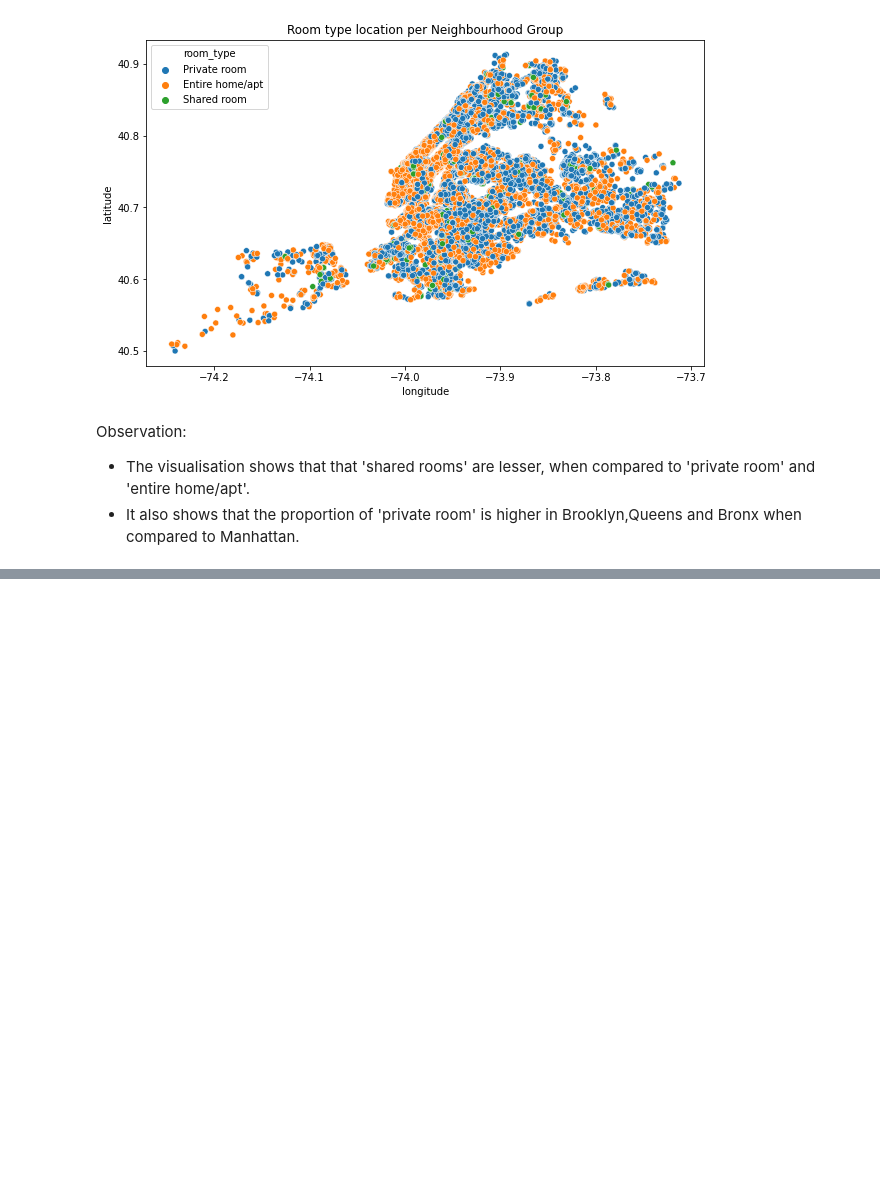
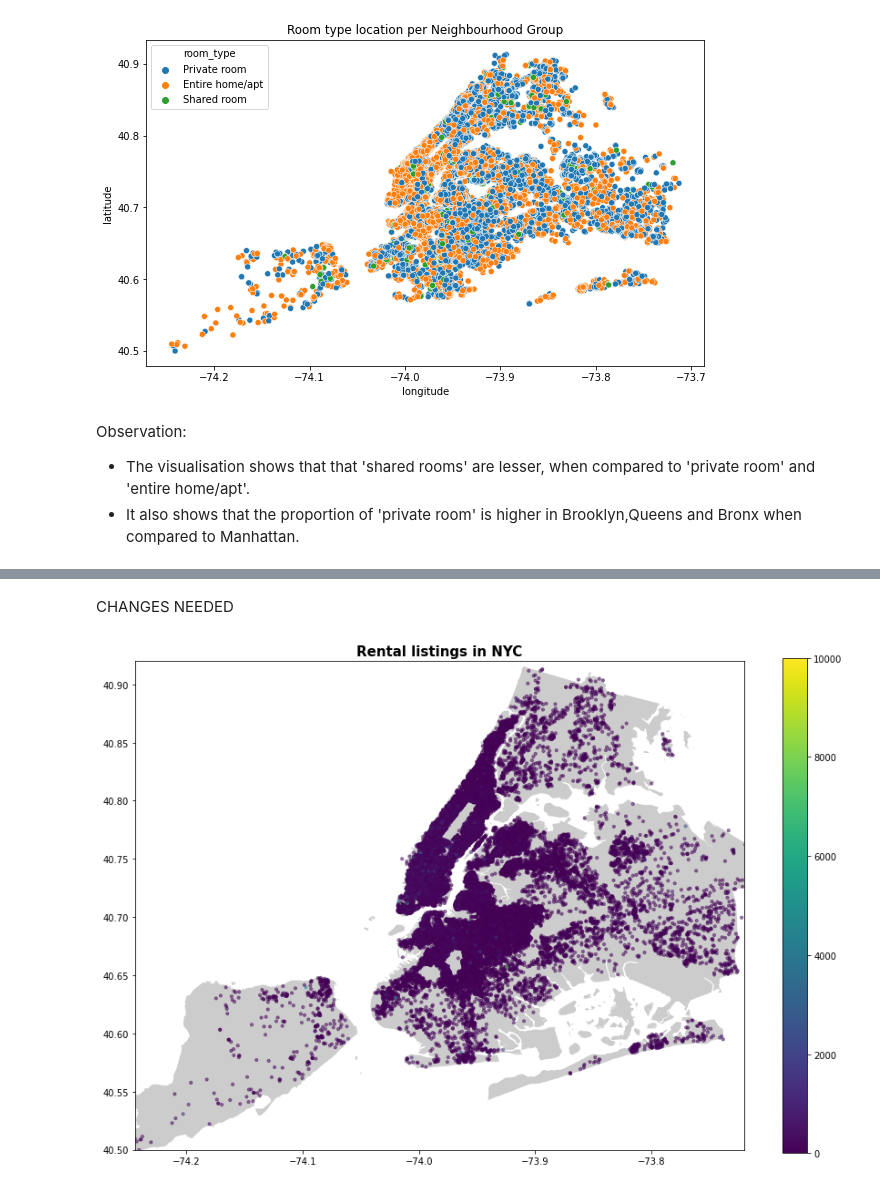
Before and after one commit to DrKamaleshR/EDA-Airbnb, a Jupyter notebook: Airbnb_Bookings_Analysis_Capstone_Project.ipynb, the cells around one changed output, grey strips where cells are left out. Cells and saved outputs as stored; diff of their text form; code cells hidden in the pictures; blank space fills up the shorter version.

```diff
--- a/Airbnb_Bookings_Analysis_Capstone_Project.ipynb
+++ b/Airbnb_Bookings_Analysis_Capstone_Project.ipynb
@@ -235,0 +256,27 @@ Observation:
+# %% [markdown]
+CHANGES NEEDED
+# %%
+import geopandas as gpd
+from shapely.geometry import Point, Polygon
+#loading the newyork city map
+street_map = gpd.read_file('/content/drive/MyDrive/almabetter projects/Borough Boundaries/geo_export_a2a7918f-4b49-4e0f-8abe-9f03fbcdc951.shp')
+
+# zip x and y coordinates
+geometry = [Point(xy) for xy in zip(abDATA_df2['longitude'], abDATA_df2['latitude'])]
+# create GeoPandas dataframe
+geo_df = gpd.GeoDataFrame(abDATA_df2,geometry = geometry)
+
+# create figure and axes, assign to subplot
+fig, ax = plt.subplots(figsize=(15,10))
+# add .shp mapfile to axes
+street_map.plot(ax=ax, alpha=0.4,color='grey')
+geo_df.plot(column='price',ax=ax,alpha=0.5, legend=True,markersize=10)
+# add title to graph
+plt.title('Rental listings in NYC', fontsize=15,fontweight='bold')
+# set latitiude and longitude boundaries for map display
+plt.xlim(-74.24442,-73.72)
+plt.ylim( 40.49979,40.92)
+# show map
+plt.show()
+# %% [output]
+[figure, added]
```
Also changed, not shown: parts of 11 cells of this notebook.
